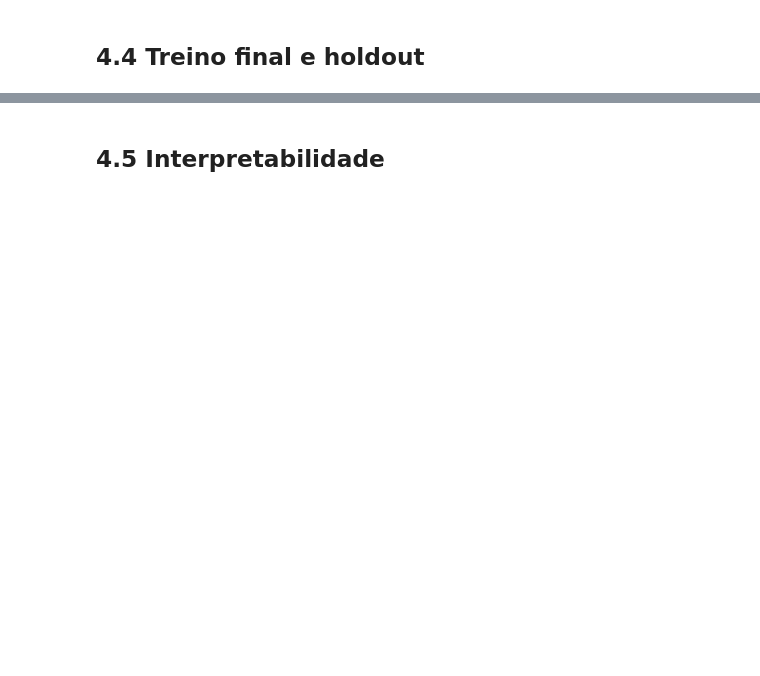
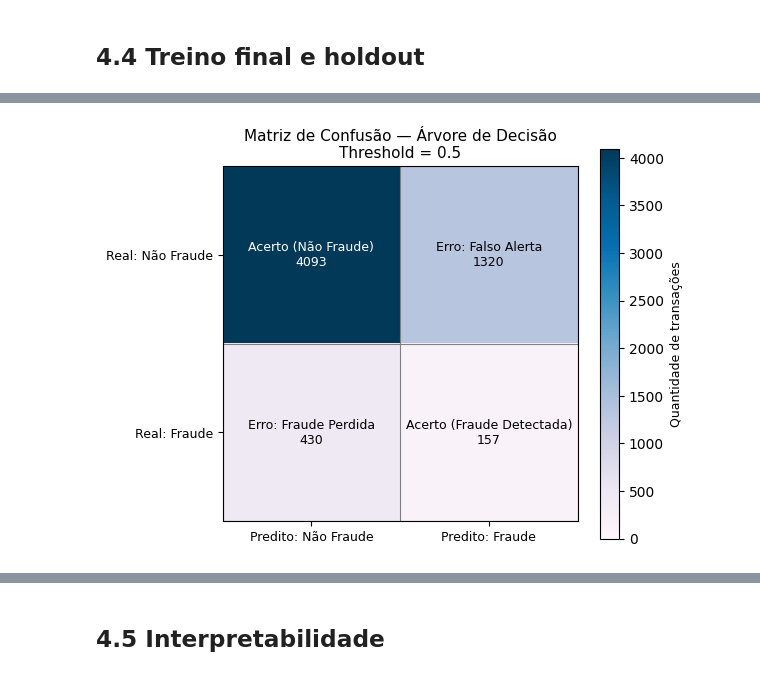
Before and after one commit to lpdata/fraude_bilhetagem, a Jupyter notebook: notebooks/03_modelagem.ipynb, the cells around one changed output, grey strips where cells are left out. Saved outputs shown, nothing was run; the diff lists cells and outputs as text; code cells hidden in the pictures; blank space fills up the shorter version.

```diff
--- a/notebooks/03_modelagem.ipynb
+++ b/notebooks/03_modelagem.ipynb
@@ -1309,3 +1315,22 @@ Top 10 sinais NEGATIVOS (reduzem probabilidade de fraude):
 ## 4.2 Construção do pipeline
 # %% [markdown]
 ### 4.2.1 Pré-processamento
+# %%
+numeric_transformer_tree = Pipeline(steps=[
+    ("imputer", SimpleImputer(strategy="median"))
+])
+
+categorical_transformer_tree = Pipeline(steps=[
+    ("imputer", SimpleImputer(strategy="most_frequent")),
+    ("encoder", OneHotEncoder(handle_unknown="ignore", sparse_output=False))
+])
+
+preprocessor_tree = ColumnTransformer(
+    transformers=[
+        ("num", numeric_transformer_tree, numerical_features),
+        ("cat", categorical_transformer_tree, categorical_features)
+    ],
+    remainder="drop"
+)
+
+print("OK — pré-processamento definido para a Árvore de Decisão (sem padronização).")
@@ -1317,0 +1483,49 @@ Top 10 sinais NEGATIVOS (reduzem probabilidade de fraude):
+# %%
+import matplotlib.pyplot as plt
+import numpy as np
+
+plt.figure(figsize=(6, 4.8))
+
+plt.imshow(cm_tree, cmap="PuBu", vmin=0)
+
+plt.title("Matriz de Confusão — Árvore de Decisão\nThreshold = 0.5", fontsize=11)
+
+plt.xticks(
+    [0, 1],
+    ["Predito: Não Fraude", "Predito: Fraude"],
+    fontsize=9
+)
+plt.yticks(
+    [0, 1],
+    ["Real: Não Fraude", "Real: Fraude"],
+    fontsize=9
+)
+
+cell_text = [
+    ["Acerto (Não Fraude)", "Erro: Falso Alerta"],
+    ["Erro: Fraude Perdida", "Acerto (Fraude Detectada)"]
+]
+
+for i in range(cm_tree.shape[0]):
+    for j in range(cm_tree.shape[1]):
+        plt.text(
+            j, i,
+            f"{cell_text[i][j]}\n{cm_tree[i, j]}",
+            ha="center",
+            va="center",
+            fontsize=9,
+            color="white" if cm_tree[i, j] > cm_tree.max() * 0.5 else "black"
+        )
+
+plt.gca().set_xticks(np.arange(-.5, 2, 1), minor=True)
+plt.gca().set_yticks(np.arange(-.5, 2, 1), minor=True)
+plt.grid(which="minor", color="gray", linestyle="-", linewidth=0.8)
+plt.tick_params(which="minor", bottom=False, left=False)
+
+cbar = plt.colorbar()
+cbar.set_label("Quantidade de transações", fontsize=9)
+
+plt.tight_layout()
+plt.show()
+# %% [output]
+[figure, added]
```
Also changed, not shown: parts of 15 cells of this notebook.
